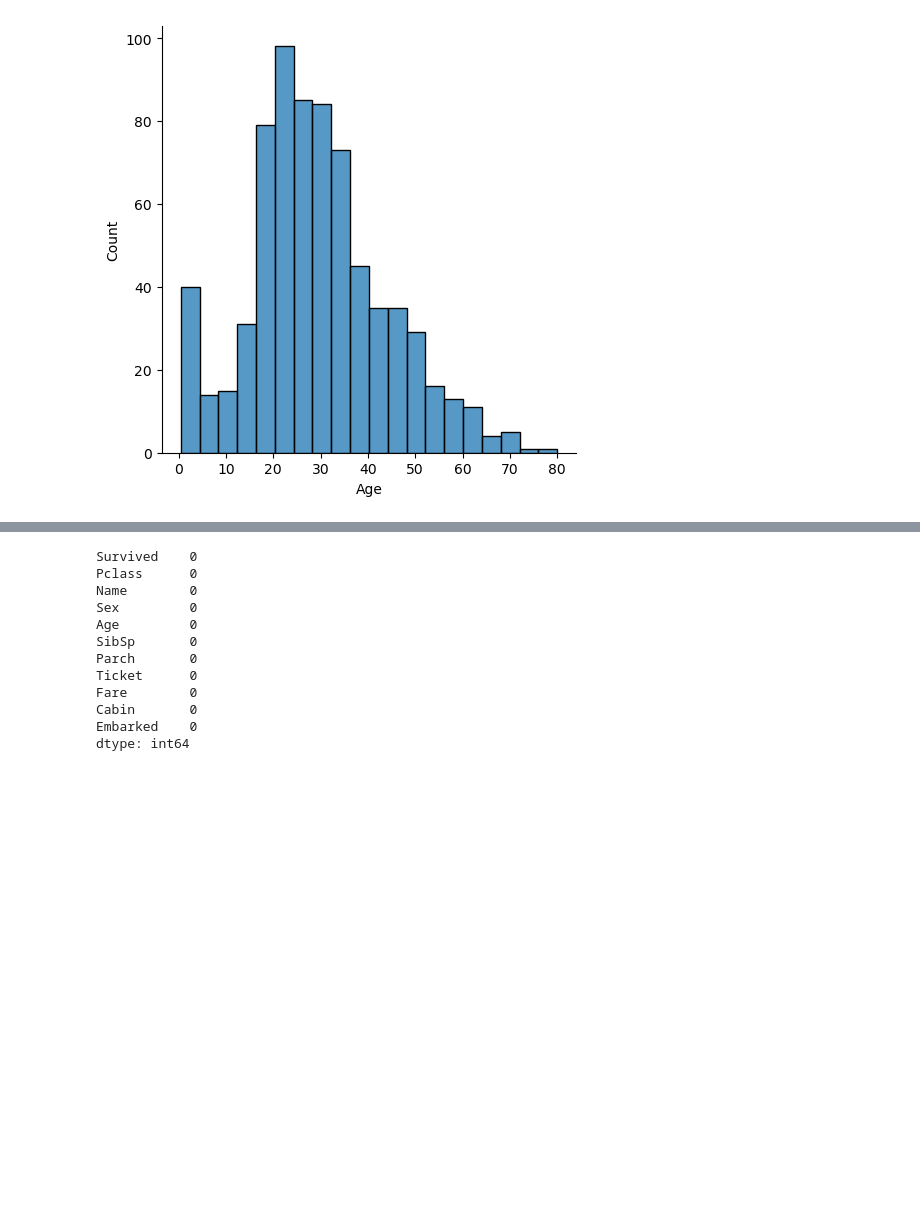
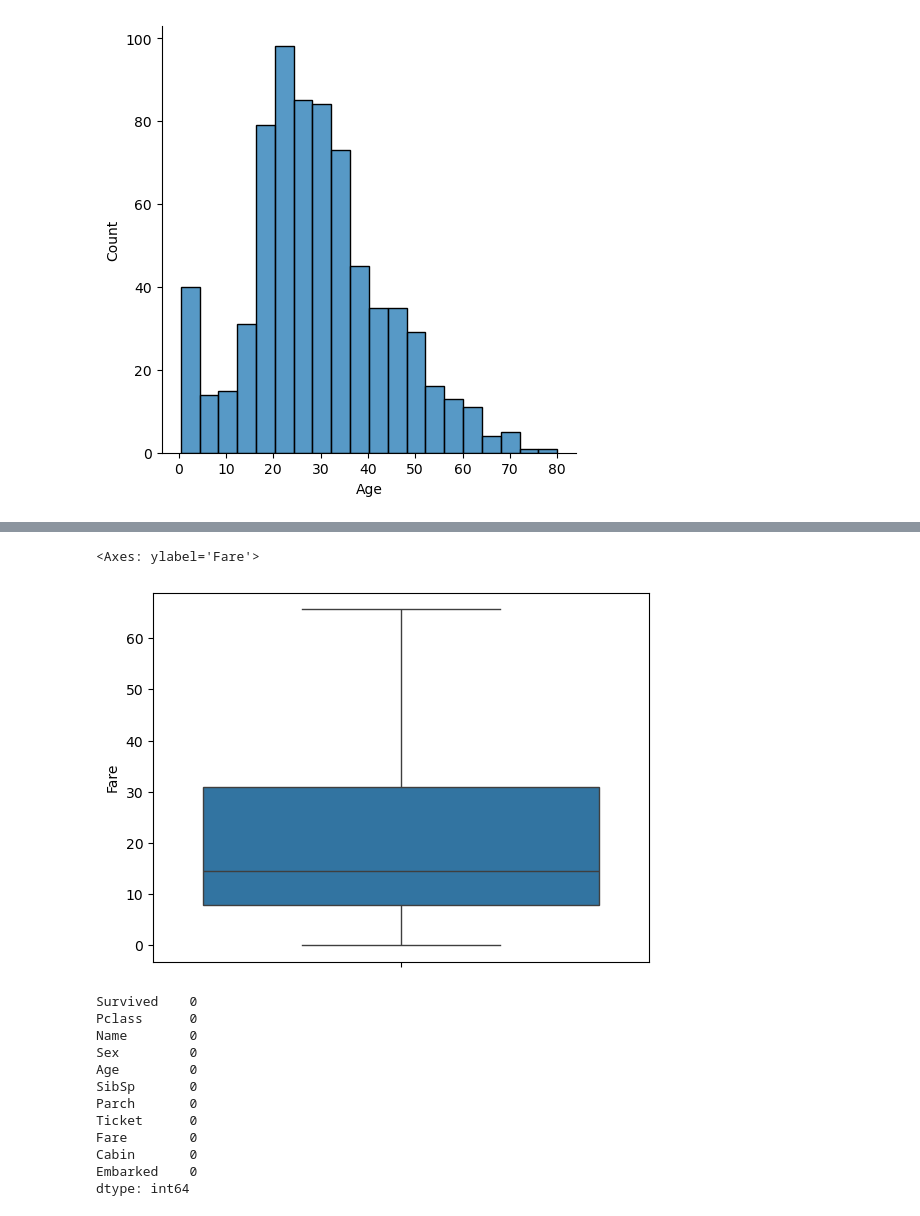
Before and after one commit to arif-hussain09/Machine_learning_cs303, a Jupyter notebook: Practicals/Experiment_2/exp2main.ipynb, the cells around one changed output, grey strips where cells are left out. Saved outputs shown, nothing was run; the diff lists cells and outputs as text; code cells hidden in the pictures; blank space fills up the shorter version.

```diff
--- a/Practicals/Experiment_2/exp2main.ipynb
+++ b/Practicals/Experiment_2/exp2main.ipynb
@@ -112,0 +133,9 @@ sns.displot(data['Age'])
+# %%
+print("Before capping:")
+print(data['Fare'].describe())
+
+# Apply capping
+data['Fare'] = data['Fare'].clip(lower=Lower_bound, upper=Upper_bound)
+
+print("\nAfter capping:")
+print(data['Fare'].describe())
@@ -113,3 +160,8 @@ sns.displot(data['Age'])
+# %%
+sns.boxplot(data['Fare'])
+# %% [output]
+<Axes: ylabel='Fare'>
+[figure, added]
 # %%
 from sklearn.impute import SimpleImputer
 
```
Also changed, not shown: parts of 3 cells of this notebook, 14 other files.
